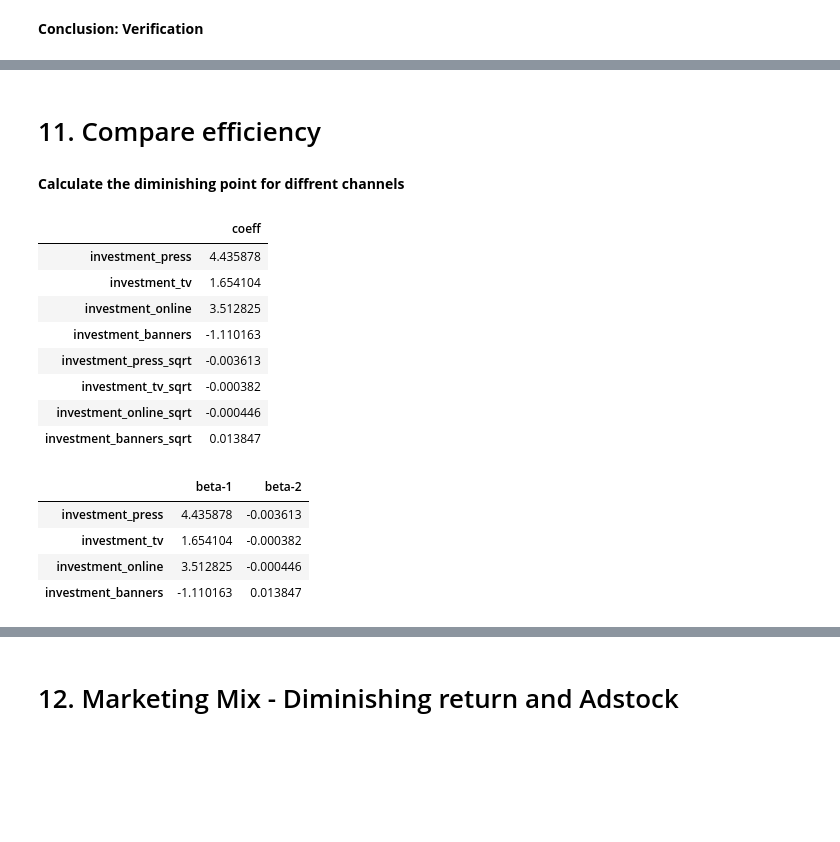
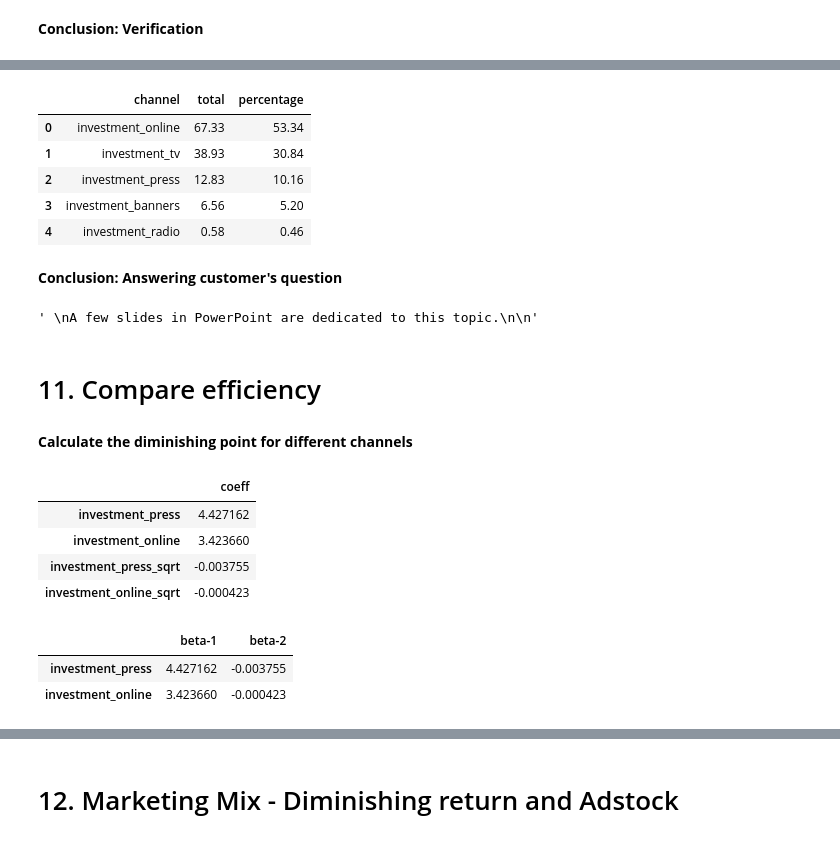
Before and after one commit to martincho48/Portfolio, a Jupyter notebook: Machine_Learning/Regression_Econometrics/Comercials-Econometrics-MMM/investments-econometrics-hand_over.ipynb, the cells around one changed output, grey strips where cells are left out. Drawn from its saved outputs; the diff is of its cells as text; code cells hidden in the pictures; blank space fills up the shorter version.

```diff
--- a/Machine_Learning/Regression_Econometrics/Comercials-Econometrics-MMM/investments-econometrics-hand_over.ipynb
+++ b/Machine_Learning/Regression_Econometrics/Comercials-Econometrics-MMM/investments-econometrics-hand_over.ipynb
@@ -258,12 +295,11 @@ scatter_polynomial(df=df_week,
 fig = px.box(df_week, y='investment_online', width=400, height=600)
 fig.show()
 # %%
-# windsorize outliers value is lower and upper percentage when the outliers are replaced by the closest one
-
-""" df_week['investment_online'] = winsorize(df_week['investment_online'], (0.01,0.01)) """
+# Windsorize outliers value - certain percentage of the highest outliers are replaced by the closest highest values present in the dataset
+df_week['investment_online_edit'] = winsorize(df_week['investment_online'], (0.01,0.01))
 
 scatter_polynomial(df=df_week,
-                   x_col_name='investment_online',
+                   x_col_name='investment_online_edit',
                    y_col_name='sales',
                    degree=2
                    )
@@ -830,0 +878,10 @@ strong multicollinearity or other numerical problems.
+# %%
+# columns to drop
+
+X_dr = X_dr.drop([#'investment_banners_sqrt',
+                  'investment_tv_sqrt'], axis=1)
+# %%
+# Run OLS
+model_dr = sm.OLS(y, X_dr).fit()
+y_pred_dr = model_dr.predict(X_dr)
+print(model_dr.summary())
@@ -986,42 +1125,62 @@ LEFT side of the equation: 24716.29
+# %%
+invest_total_df['percentage'] = ((invest_total_df['total']/(invest_total_df['total'].sum()))*100).round(2)
+invest_total_df
+# %% [output]
+|  | channel | total | percentage |
+| 0 | investment_online | 67.33 | 53.34 |
+| 1 | investment_tv | 38.93 | 30.84 |
+| 2 | investment_press | 12.83 | 10.16 |
+| 3 | investment_banners | 6.56 | 5.20 |
+| 4 | investment_radio | 0.58 | 0.46 |
+# %% [markdown]
+**Conclusion: Answering customer's question**
+# %%
+'''
+A few slides in PowerPoint are dedicated to this topic.
+
+'''
+# %% [output]
+' \nA few slides in PowerPoint are dedicated to this topic.\n\n'
 # %% [markdown]
 # 11. Compare efficiency
 # %% [markdown]
-**Calculate the diminishing point for diffrent channels**
+**Calculate the diminishing point for different channels**
 # %%
 # Create df
 df_invest = pd.DataFrame({'coeff': model_dr.params})
 
 # Get the column names I want to keep
-investment_cols = [index for index in df_invest.index if index.startswith('investment')]
+investment_cols = ['investment_press',
+                   'investment_online',
+                    'investment_press_sqrt',
+                   'investment_online_sqrt',
+                   ]
+
 
 df_invest = df_invest.loc[investment_cols]
 df_invest
 # %% [output]
 |  | coeff |
-| investment_press | 4.435878 |
-| investment_tv | 1.654104 |
-| investment_online | 3.512825 |
-| investment_banners | -1.110163 |
-| investment_press_sqrt | -0.003613 |
-| investment_tv_sqrt | -0.000382 |
-| investment_online_sqrt | -0.000446 |
-| investment_banners_sqrt | 0.013847 |
+| investment_press | 4.427162 |
+| investment_online | 3.423660 |
+| investment_press_sqrt | -0.003755 |
+| investment_online_sqrt | -0.000423 |
 # %%
+n_features = 2
+
 df_invest_new = pd.DataFrame()
 
-df_invest_new['beta-1'] = df_invest.head(4)
+df_invest_new['beta-1'] = df_invest.head(n_features)
 
-col2 = np.array(df_invest.tail(4))
+col2 = np.array(df_invest.tail(n_features))
 
 df_invest_new['beta-2'] = col2
 
 df_invest_new
 # %% [output]
 |  | beta-1 | beta-2 |
-| investment_press | 4.435878 | -0.003613 |
-| investment_tv | 1.654104 | -0.000382 |
-| investment_online | 3.512825 | -0.000446 |
-| investment_banners | -1.110163 | 0.013847 |
+| investment_press | 4.427162 | -0.003755 |
+| investment_online | 3.423660 | -0.000423 |
 # %%
 # Calculate Diminishing points
 
```
Also changed, not shown: parts of 67 cells of this notebook, 5 other files.
